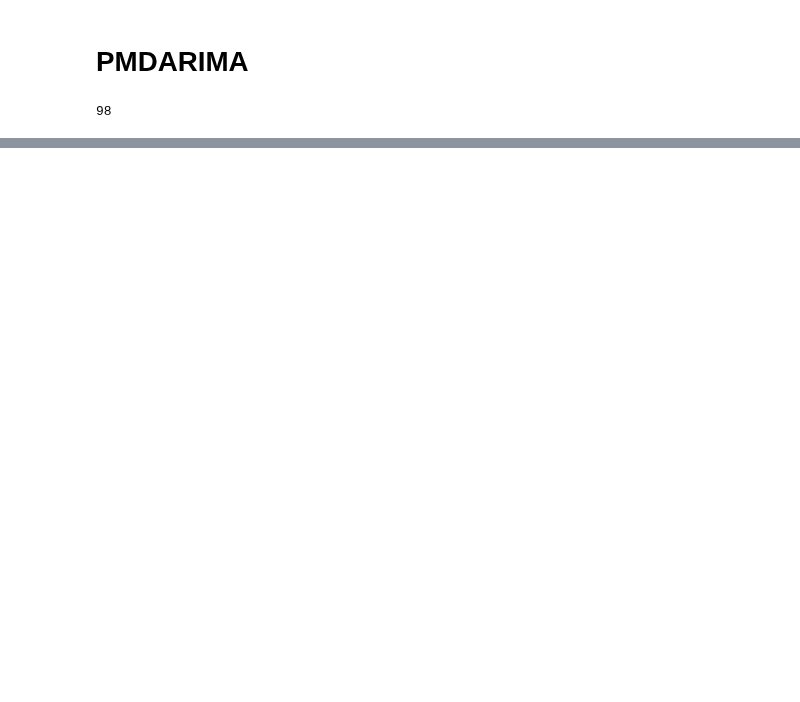
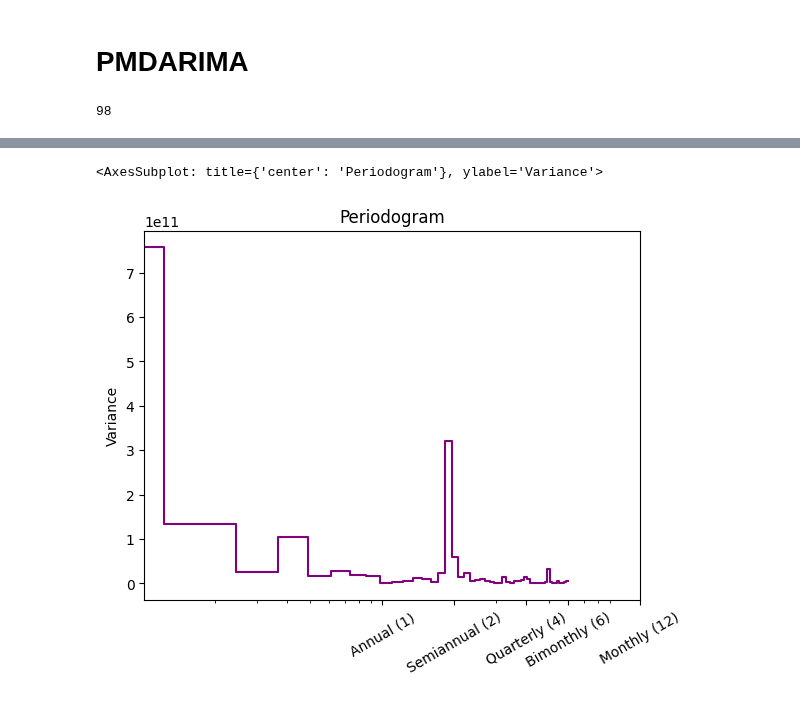
Before and after one commit to tomashbk/electric_energy_demand_argentina, a Jupyter notebook: ARMA.ipynb, the cells around one changed output, grey strips where cells are left out. Saved outputs shown, nothing was run; the diff lists cells and outputs as text; code cells hidden in the pictures; blank space fills up the shorter version.

```diff
--- a/ARMA.ipynb
+++ b/ARMA.ipynb
@@ -151,0 +235,5 @@ utils.seasonal_plot(df_time_series, y="demand_MWh", period="year", freq="quarter
+# %%
+utils.plot_periodogram(df_time_series['demand_MWh'])
+# %% [output]
+<AxesSubplot: title={'center': 'Periodogram'}, ylabel='Variance'>
+[figure, added]
```
Also changed, not shown: parts of 19 cells of this notebook, 1 other file.
